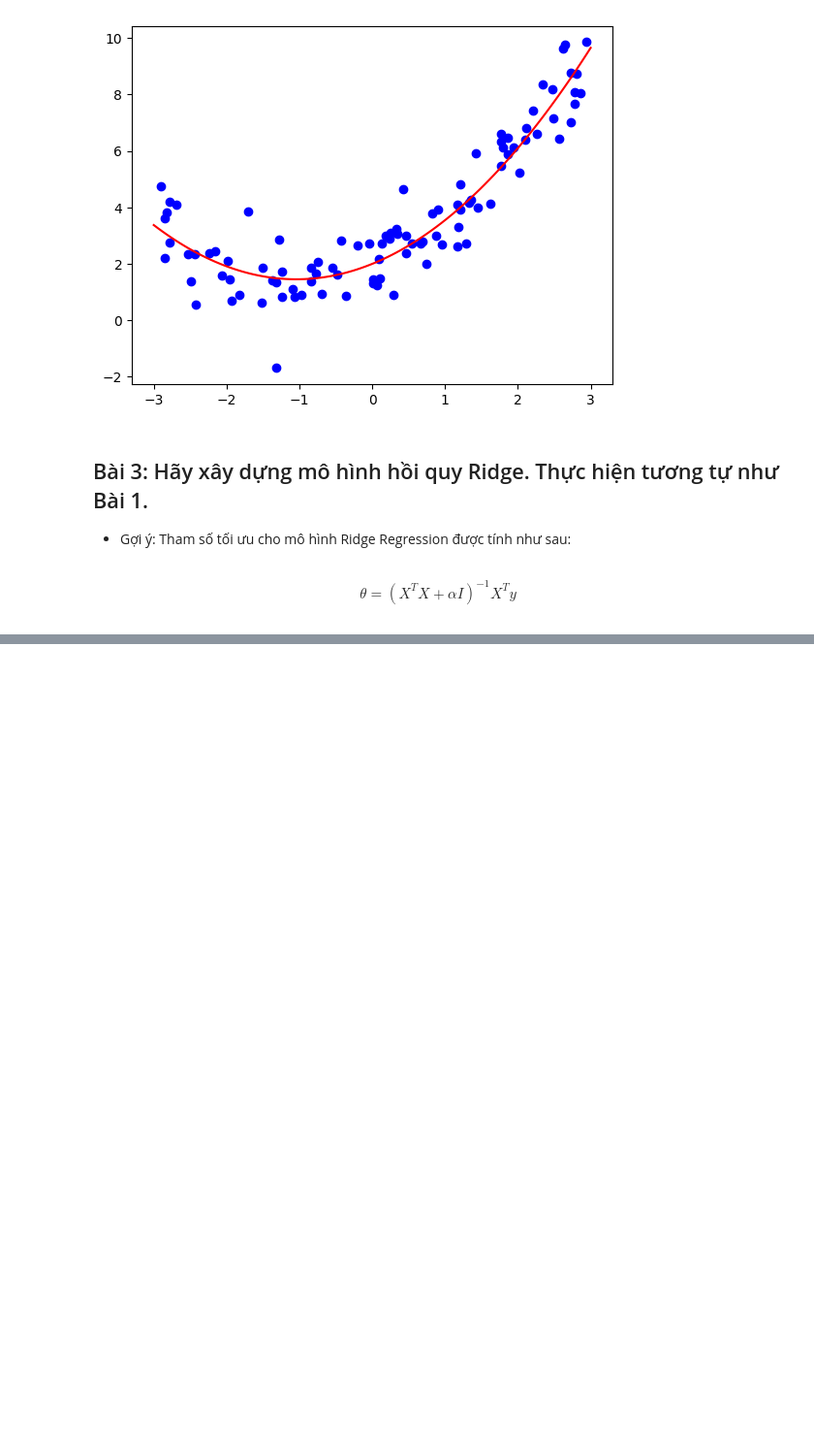
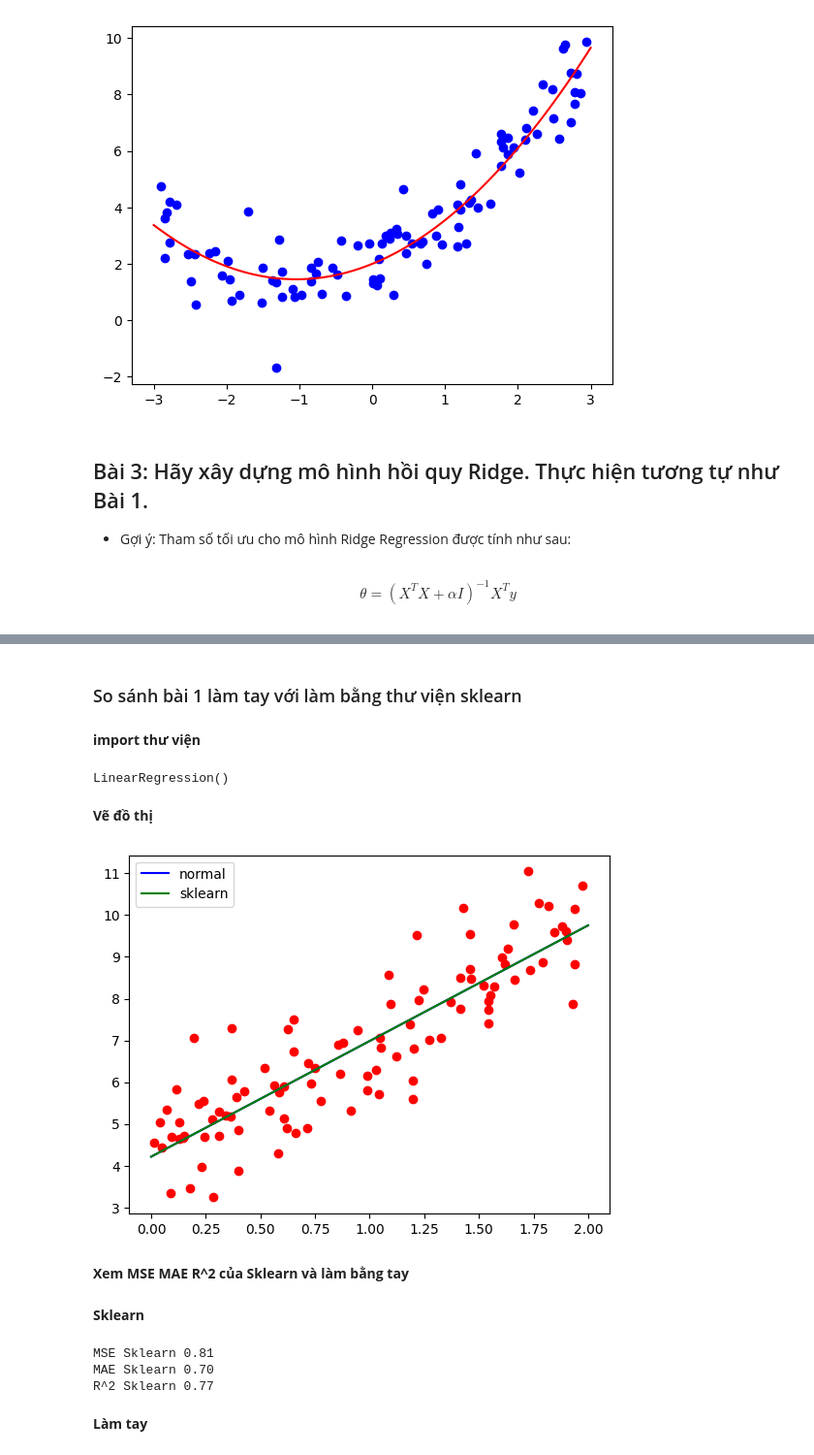
Before and after one commit to PDuy2k4/DS102, a Jupyter notebook: THỰC HÀNH/Duy/LAB01/LAB01.ipynb, the cells around one changed output, grey strips where cells are left out. Shown at 97% size. Drawn from its saved outputs; the diff is of its cells as text; code cells hidden in the pictures; blank space fills up the shorter version.

```diff
--- a/THỰC HÀNH/Duy/LAB01/LAB01.ipynb
+++ b/THỰC HÀNH/Duy/LAB01/LAB01.ipynb
@@ -40,8 +40,8 @@ $$
 
 </div>
 # %%
-theta_hat = np.linalg.inv(X_b_1.T@X_b_1)@(X_b_1.T)@y_1
-theta_hat
+theta_hat_1 = np.linalg.inv(X_b_1.T@X_b_1)@(X_b_1.T)@y_1
+theta_hat_1
 # %% [output]
 array([[4.21509616],
        [2.77011339]])
@@ -121,0 +144,22 @@ $$
+# %% [markdown]
+### So sánh bài 1 làm tay với làm bằng thư viện sklearn
+# %% [markdown]
+**import thư viện**
+# %%
+from sklearn.linear_model import LinearRegression
+lin_reg = LinearRegression()
+lin_reg.fit(X_1, y_1)
+# %% [output]
+LinearRegression()
+# %% [markdown]
+**Vẽ đồ thị**
+# %%
+plt.scatter(X_1, y_1,color='r')
+plt.plot(X_new_1, X_new_b_1@theta_hat_1,'b-',label='normal')
+plt.plot(X_new_1, lin_reg.predict(X_new_1), 'g-',label='sklearn')
+plt.legend()
+plt.show()
+# %% [output]
+[figure, added]
+# %% [markdown]
+**Xem MSE MAE R^2 của Sklearn và làm bằng tay**
@@ -121,0 +168,12 @@ $$
+# %% [markdown]
+**Sklearn**
+# %%
+print(f'MSE Sklearn {mean_squared_error(y_1, lin_reg.predict(X_1)):.2f}')
+print(f'MAE Sklearn { mean_absolute_error(y_1, lin_reg.predict(X_1)):.2f}')
+print(f'R^2 Sklearn {r2_score(y_1, lin_reg.predict(X_1)):.2f}')
+# %% [output]
+MSE Sklearn 0.81
+MAE Sklearn 0.70
+R^2 Sklearn 0.77
+# %% [markdown]
+**Làm tay**
```
Also changed, not shown: parts of 24 cells of this notebook.
